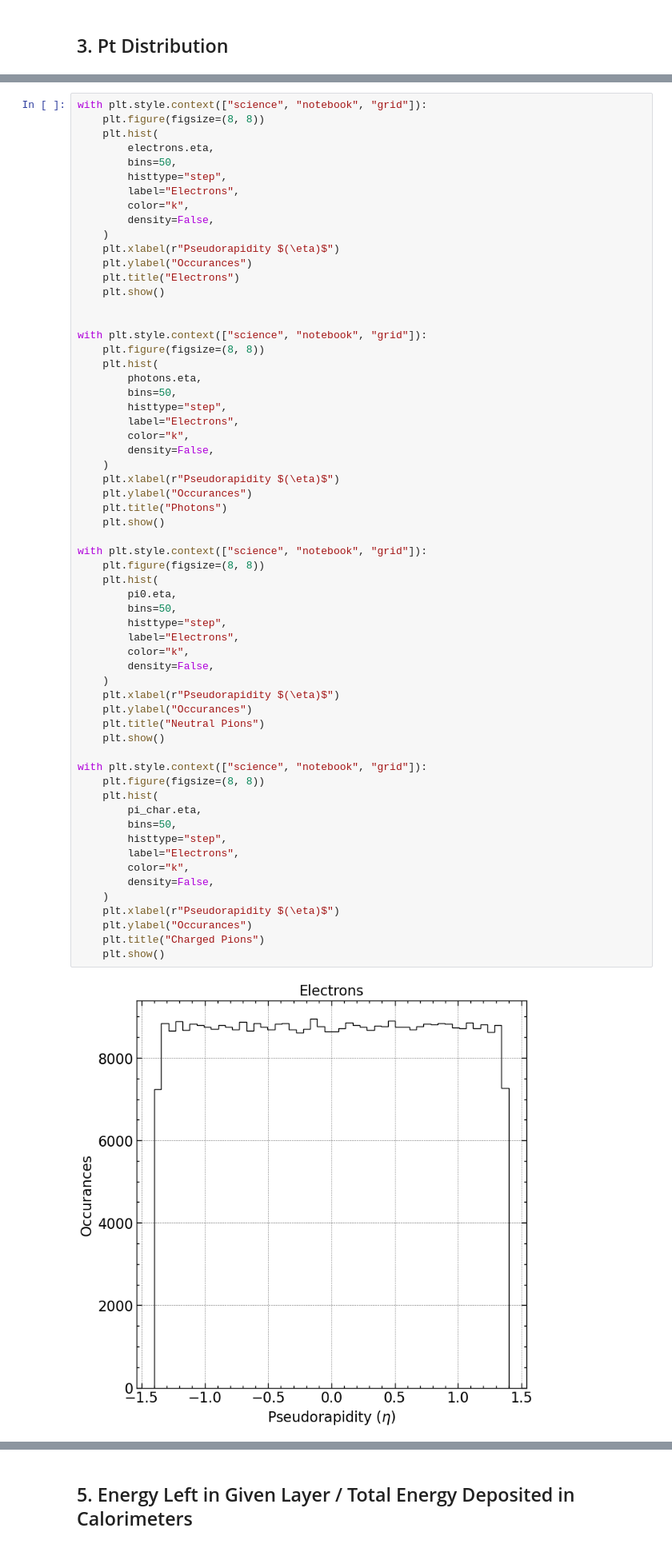
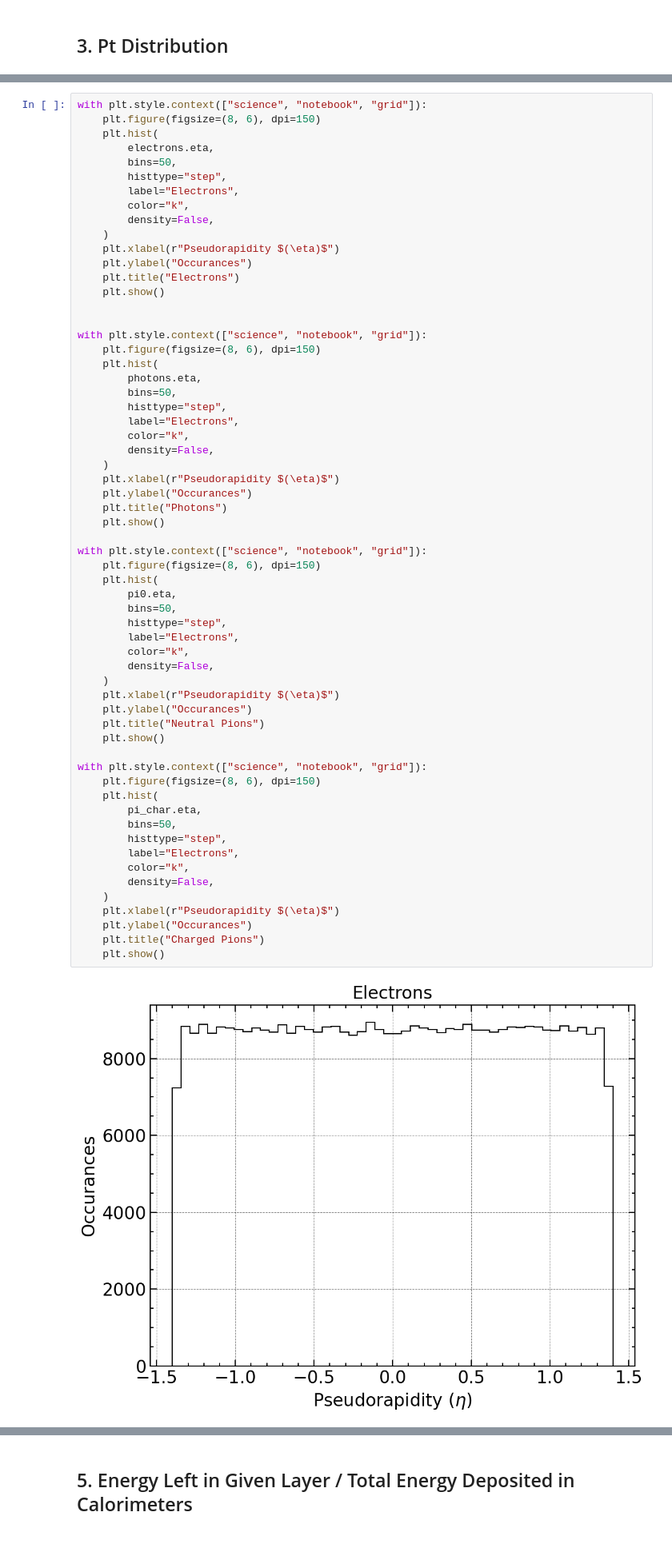
Before and after one commit to p-mucha/ML-for-ATLAS-Hardware-Trigger-at-HL-LHC-in-HH-4b, a Jupyter notebook: notebooks/1.0-pm-single-particle-data-analysis.ipynb, the cells around one changed output, grey strips where cells are left out. Shown at 80% size. Drawn from its saved outputs; the diff is of its cells as text.

```diff
--- a/notebooks/1.0-pm-single-particle-data-analysis.ipynb
+++ b/notebooks/1.0-pm-single-particle-data-analysis.ipynb
@@ -386,6 +361,6 @@ with plt.style.context(["science", "notebook", "grid"]):
 # %%
 with plt.style.context(["science", "notebook", "grid"]):
-    plt.figure(figsize=(8, 8))
+    plt.figure(figsize=(8, 6), dpi=150)
     plt.hist(
         electrons.eta,
         bins=50,
@@ -401,7 +376,7 @@ with plt.style.context(["science", "notebook", "grid"]):
 
 
 with plt.style.context(["science", "notebook", "grid"]):
-    plt.figure(figsize=(8, 8))
+    plt.figure(figsize=(8, 6), dpi=150)
     plt.hist(
         photons.eta,
         bins=50,
@@ -416,33 +391,33 @@ with plt.style.context(["science", "notebook", "grid"]):
     plt.show()
 
 with plt.style.context(["science", "notebook", "grid"]):
-    plt.figure(figsize=(8, 8))
+    plt.figure(figsize=(8, 6), dpi=150)
     plt.hist(
         pi0.eta,
         bins=50,
         histtype="step",
         label="Electrons",
         color="k",
         density=False,
     )
     plt.xlabel(r"Pseudorapidity $(\eta)$")
     plt.ylabel("Occurances")
     plt.title("Neutral Pions")
     plt.show()
 
 with plt.style.context(["science", "notebook", "grid"]):
-    plt.figure(figsize=(8, 8))
+    plt.figure(figsize=(8, 6), dpi=150)
     plt.hist(
         pi_char.eta,
         bins=50,
         histtype="step",
         label="Electrons",
         color="k",
         density=False,
     )
     plt.xlabel(r"Pseudorapidity $(\eta)$")
     plt.ylabel("Occurances")
     plt.title("Charged Pions")
     plt.show()
 # %% [output]
-[figure, old version]
+[figure, new version]
```
Also changed, not shown: parts of 17 cells of this notebook, 10 other files.
